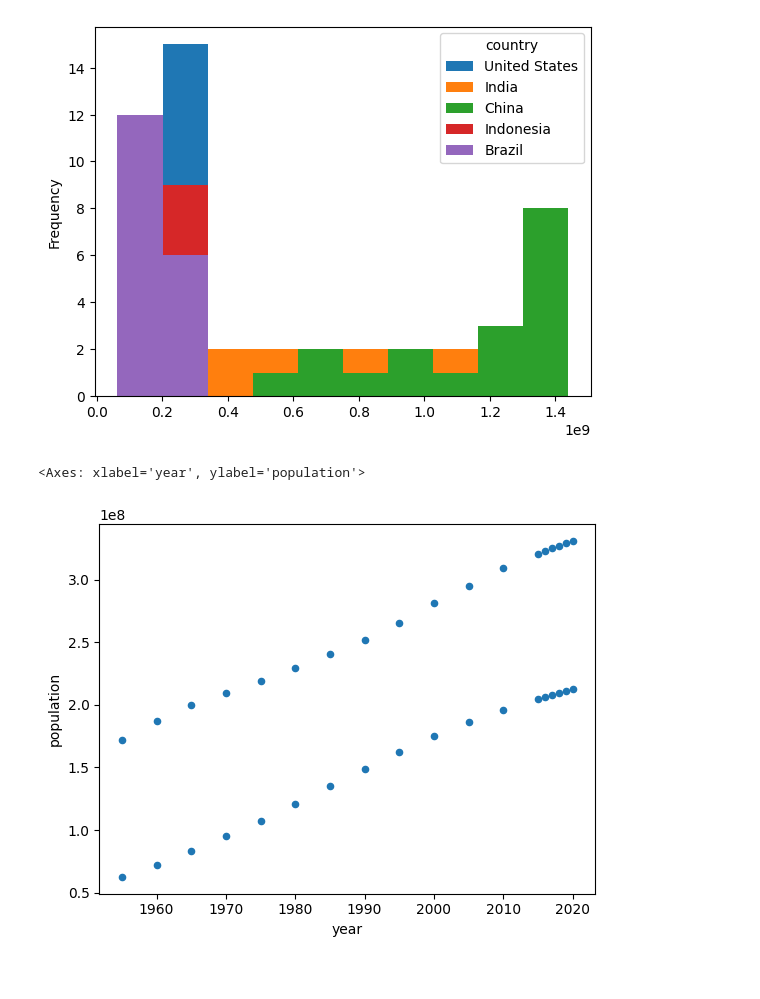
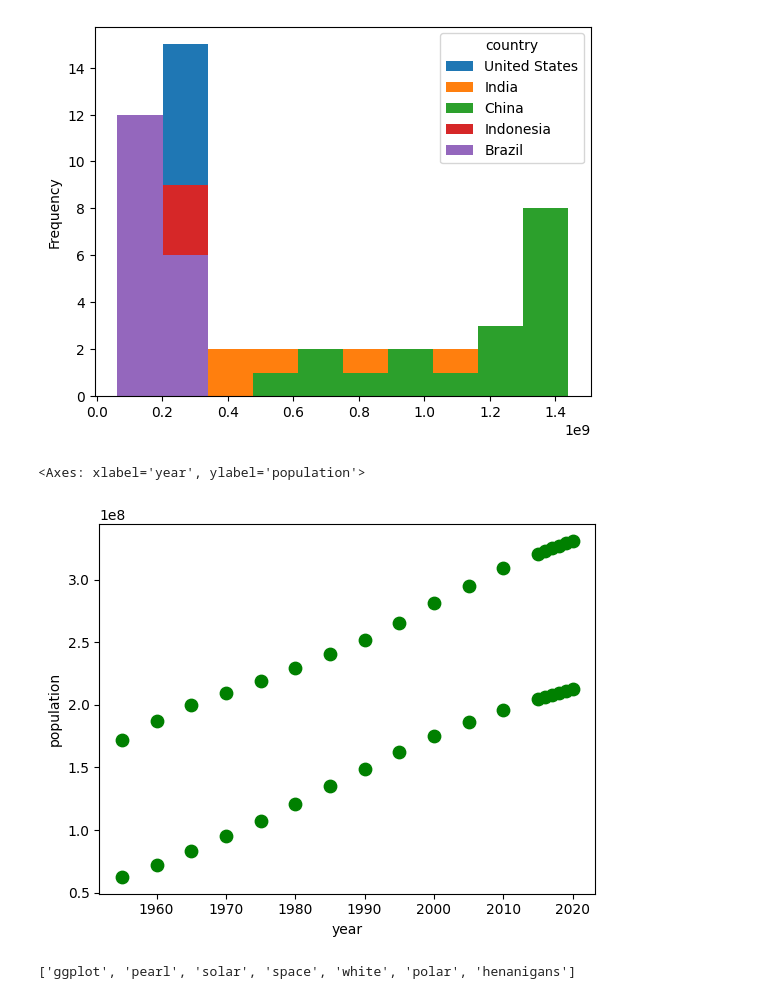
Before and after one commit to 16A9DA/Data-Science, a Jupyter notebook: Basics/Visualization.ipynb, the cells around one changed output. Cells and saved outputs as stored; diff of their text form; code cells hidden in the pictures.

```diff
--- a/Basics/Visualization.ipynb
+++ b/Basics/Visualization.ipynb
@@ -66,7 +67,7 @@ df_pivot.plot(kind="hist")
 # %%
 df = pd.read_csv("population_total.csv",encoding_errors="ignore")
 df_sample = df[df["country"].isin(["United States","Brazil"])]
-df_sample.plot(kind="scatter",x="year",y='population')
+df_sample.plot(kind="scatter",x="year",y='population',s=80,color="green")
 # %% [output]
 <Axes: xlabel='year', ylabel='population'>
-[figure, old version]
+[figure, new version]
@@ -72,0 +79,5 @@ df_sample.plot(kind="scatter",x="year",y='population')
+# %%
+cf.set_config_file(sharing="public",theme="ggplot",offline=True)
+cf.getThemes()
+# %% [output]
+['ggplot', 'pearl', 'solar', 'space', 'white', 'polar', 'henanigans']
```
Also changed, not shown: parts of 6 cells of this notebook.
